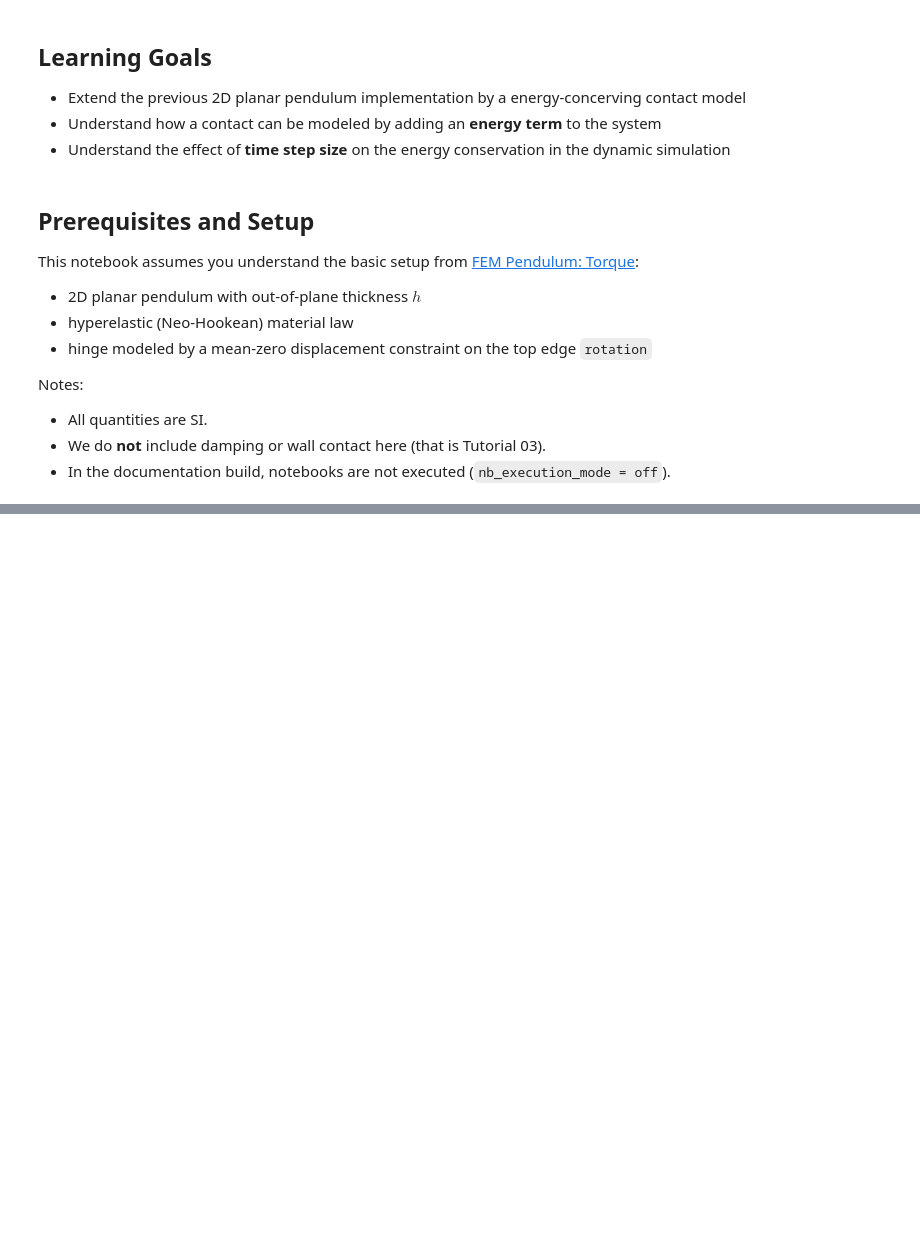
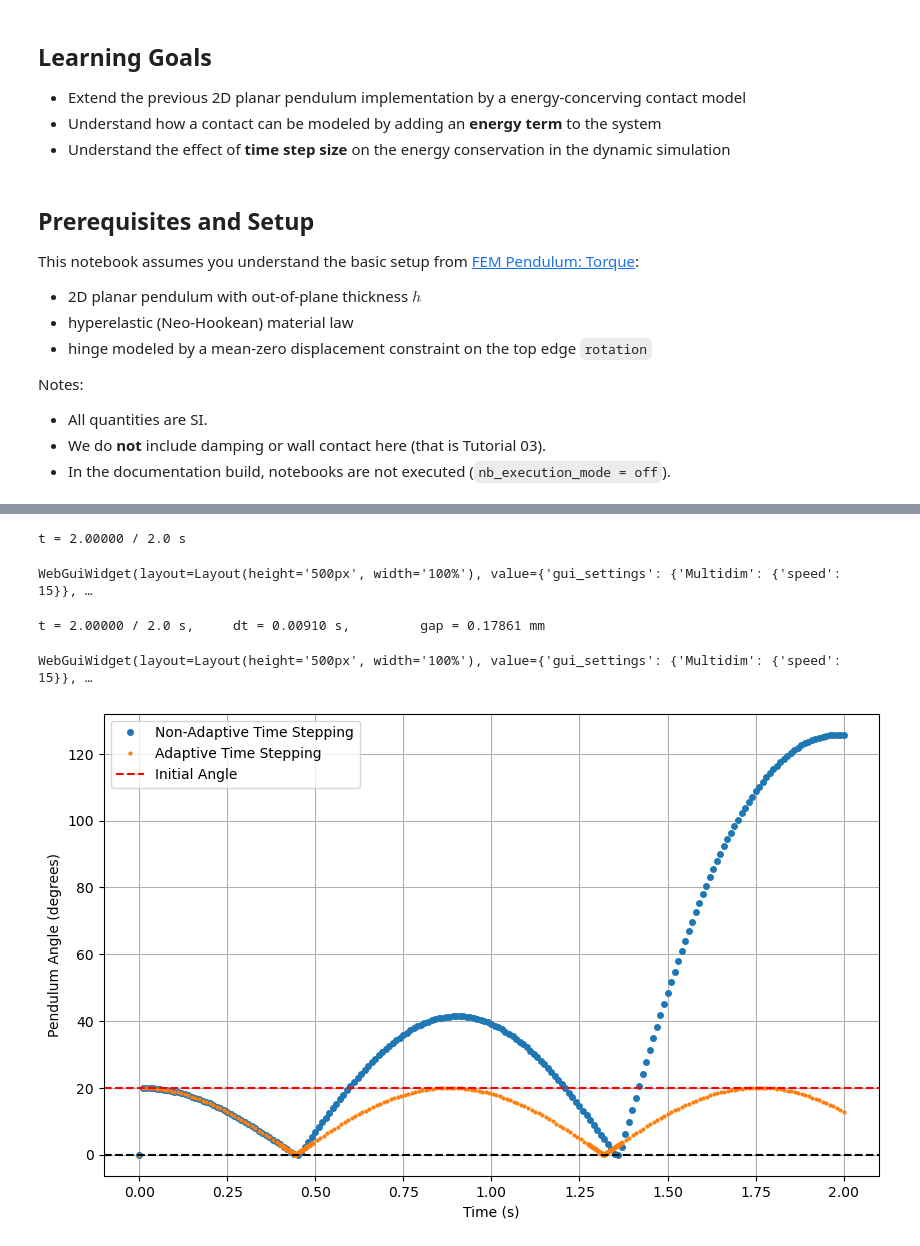
Before and after one commit to FlorianFrech/SystemSimulation, a Jupyter notebook: docs/tutorials/tool_integration/fem/03_fem_pendulum_contact.ipynb, the cells around one changed output, grey strips where cells are left out. Drawn from its saved outputs; the diff is of its cells as text; code cells hidden in the pictures; blank space fills up the shorter version.

Commit message:
Update FEM Pendulum Tutorial Contact

```diff
--- a/docs/tutorials/tool_integration/fem/03_fem_pendulum_contact.ipynb
+++ b/docs/tutorials/tool_integration/fem/03_fem_pendulum_contact.ipynb
@@ -66,0 +482,4 @@ from ngsolve.webgui import Draw
+# %%
+bfa = build_basic_bfa(config=stiff_config, use_gravity=True)
+bfa = add_torque_to_bfa(bfa)
+contact = initialize_contact(kn=stiff_config["kn"])
@@ -66,0 +503,6 @@ from ngsolve.webgui import Draw
+# %%
+theta0 = np.deg2rad(-2) # Initial angle in degrees
+set_initial_state(theta0)
+scene = Draw(gf_u.components[0], mesh, deformation=gf_u.components[0])
+gap = get_contact_gap_distance(contact, bfa, gf_u, mesh)
+print(f"Initial contact gap distance: {gap:.6e} m")
@@ -66,0 +591,30 @@ from ngsolve.webgui import Draw
+# %%
+results_non_adaptive = run_simulation(config=stiff_config,
+                                      use_adaptive_time_stepping=False)
+# %% [output]
+t = 2.00000 / 2.0 s
+# %%
+animate(results_non_adaptive)
+# %% [output]
+WebGuiWidget(layout=Layout(height='500px', width='100%'), value={'gui_settings': {'Multidim': {'speed': 15}}, …
+# %%
+results_adaptive = run_simulation(config=stiff_config,
+                                  use_adaptive_time_stepping=True)
+# %% [output]
+t = 2.00000 / 2.0 s,     dt = 0.00910 s,         gap = 0.17861 mm
+# %%
+animate(results_adaptive)
+# %% [output]
+WebGuiWidget(layout=Layout(height='500px', width='100%'), value={'gui_settings': {'Multidim': {'speed': 15}}, …
+# %%
+plt.figure(figsize=(10, 6))
+plt.plot(results_non_adaptive['time'], np.rad2deg(results_non_adaptive['theta']), label="Non-Adaptive Time Stepping", marker="o", markersize=4, linestyle="None")
+plt.plot(results_adaptive['time'], np.rad2deg(results_adaptive['theta']), label="Adaptive Time Stepping", marker="o", markersize=2, linestyle="None")
+plt.axhline(20, color="r", linestyle="--", label="Initial Angle")
+plt.axhline(0, color="k", linestyle="--")
+plt.xlabel("Time (s)")
+plt.ylabel("Pendulum Angle (degrees)")
+plt.legend()
+plt.grid()
+# %% [output]
+[figure, added]
```
Also changed, not shown: parts of 33 cells of this notebook, 2 other files.
